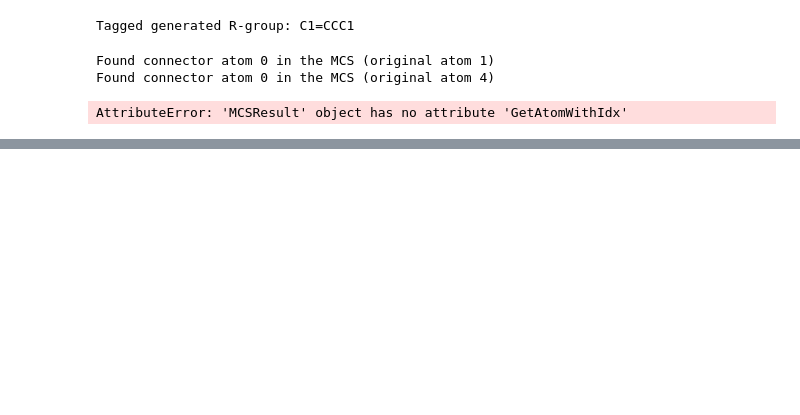
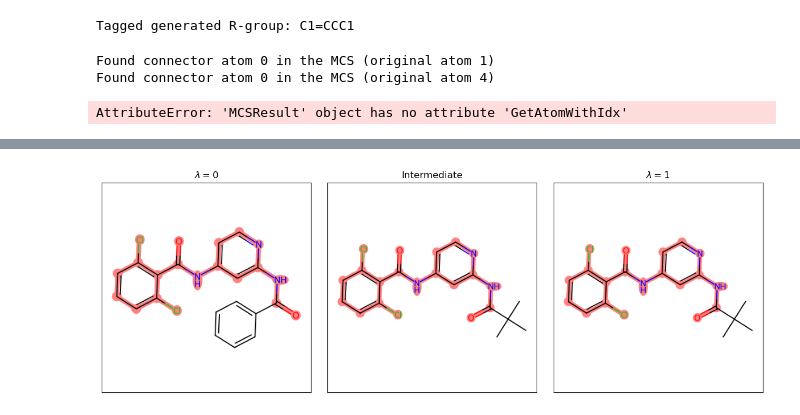
Before and after one commit to daanjiskoot/Intermediate_generator, a Jupyter notebook: R-group/R-group_deconstructor.ipynb, the cells around one changed output, grey strips where cells are left out. Cells and saved outputs as stored; diff of their text form; code cells hidden in the pictures; blank space fills up the shorter version.

Commit message:
attachment procedure is functional, not pretty. Correct index identification for connector atom remains challenging

```diff
--- a/R-group/R-group_deconstructor.ipynb
+++ b/R-group/R-group_deconstructor.ipynb
@@ -1205,0 +1643,12 @@ AttributeError: 'MCSResult' object has no attribute 'GetAtomWithIdx'
+# %%
+# Example usage with your MCS and connector atom index
+mcs_with_tag_smiles = 'C(=O)Nc1cc(NC(=O)c2c(Cl)cccc2Cl)ccn1'  # MCS SMILES without tag
+connector_atom_idx = 0  # Assume you want to tag atom at index 1
+generated_rgroup_smiles = 'C(C)(C)C'  # Example generated R-group with the tagged connector atom
+connector_atom_idx_Rgroup = 0  # Assume you want to tag atom at index 1
+
+# originally tags displayed 20 and 4, however 20 was out of range index, potentially index starts at 0 but tagging at 1, so subtracted 1 from original values for now
+
+# Manually tag the connector atom
+mcs_with_tag = manually_tag_mcs(mcs_with_tag_smiles, connector_atom_idx)
+generated_rgroup_with_tag = manually_tag_mcs(generated_rgroup_smiles, connector_atom_idx_Rgroup)
@@ -1205,0 +1662,13 @@ AttributeError: 'MCSResult' object has no attribute 'GetAtomWithIdx'
+# %%
+# Example usage
+#mcs_with_tag_smiles = '[20*]C(=O)Nc1cc(NC(=O)c2c(Cl)cccc2Cl)ccn1'  # Example MCS with the tagged connector atom
+#generated_rgroup_smiles = '[4*]C(C)(C)C'  # Example generated R-group with the tagged connector atom
+
+#generated_rgroup_with_tag = Chem.MolFromSmiles(generated_rgroup_smiles)
+
+# Reattach the generated R-group to the original MCS
+final_molecule = reattach_generated_rgroup_to_mcs(mcs_with_tag, generated_rgroup_with_tag)
+
+# Print the final combined SMILES
+final_smiles = Chem.MolToSmiles(final_molecule)
+print(f"Final molecule after attachment: {final_smiles}")
@@ -1205,0 +1735,4 @@ AttributeError: 'MCSResult' object has no attribute 'GetAtomWithIdx'
+# %%
+visualise(liga_smiles, ligb_smiles, final_smiles)
+# %% [output]
+[figure, added]
```
Also changed, not shown: parts of 19 cells of this notebook.
